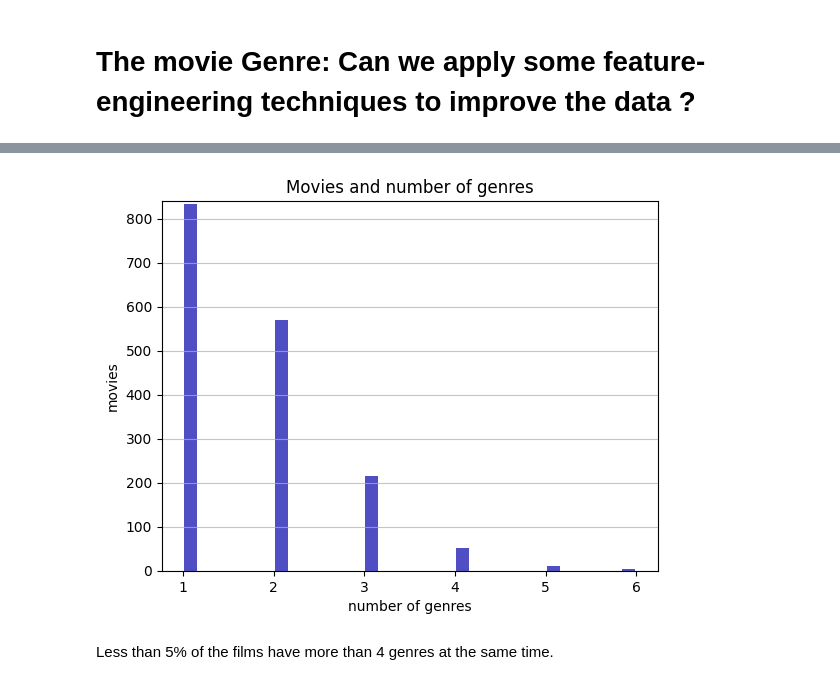
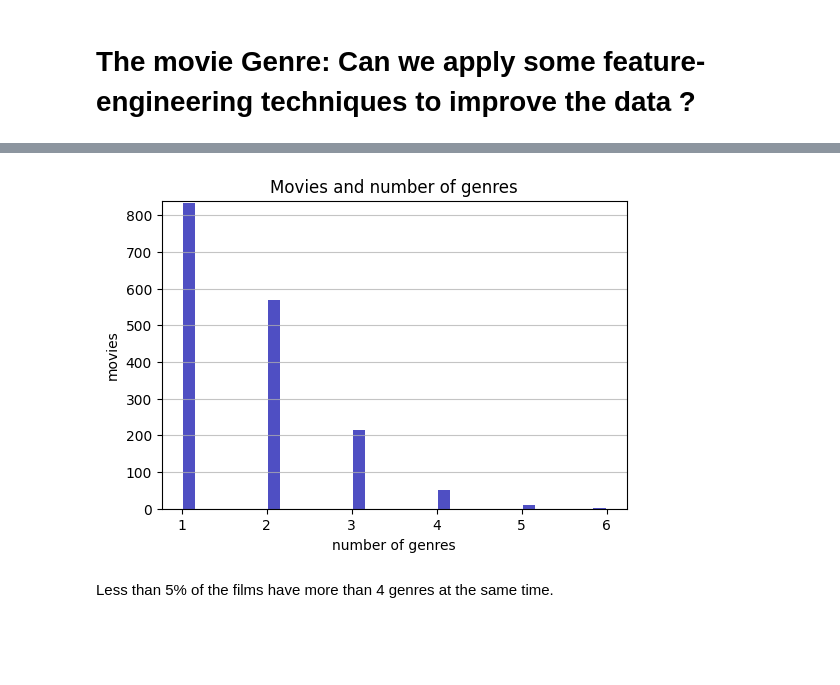
Before and after one commit to ayhem18/MovieLens_RecSys, a Jupyter notebook: experimentation/movie_data_analysis.ipynb, the cells around one changed output, grey strips where cells are left out. Saved outputs shown, nothing was run; the diff lists cells and outputs as text; code cells hidden in the pictures; blank space fills up the shorter version.

```diff
--- a/experimentation/movie_data_analysis.ipynb
+++ b/experimentation/movie_data_analysis.ipynb
@@ -154,9 +155,10 @@ bar_plot(x=list(movie_pg_sorted.index),
 # %%
 # is it possible to squeeze all these different genres into fewer genres
+plt.figure(figsize=(6, 4))
 genre_sum = df_movie.loc[:, [x for x in df_movie.columns if x not in ['year', 'id']]].sum(axis=1)
 plot_histogram(x=genre_sum.values, x_label='number of genres', y_label='movies', title='Movies and number of genres')
 # %% [output]
-[figure, old version]
+[figure, new version]
 # %% [markdown]
 Less than 5\% of the films have more than 4 genres at the same time.
 # %%
```
Also changed, not shown: parts of 3 cells of this notebook, 7 other files.
